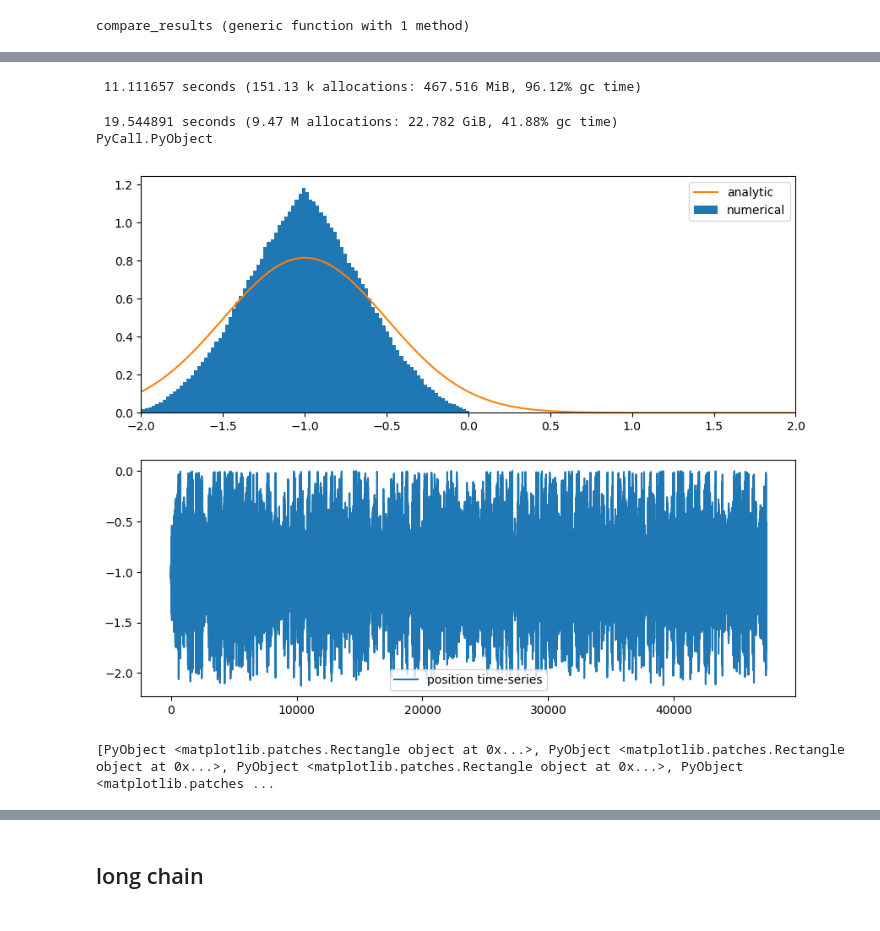
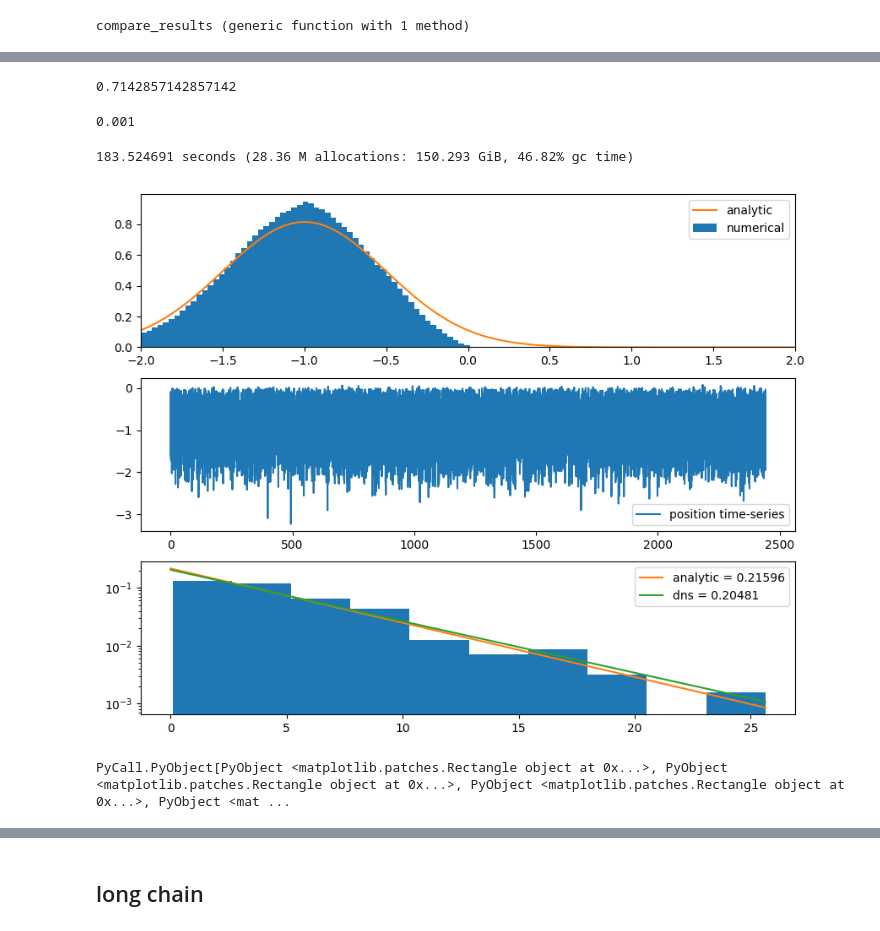
Before and after one commit to jacob-roth/oscillator, a Jupyter notebook: single-well.ipynb, the cells around one changed output, grey strips where cells are left out. Saved outputs shown, nothing was run; the diff lists cells and outputs as text; code cells hidden in the pictures.

```diff
--- a/single-well.ipynb
+++ b/single-well.ipynb
@@ -5,10 +5,10 @@ compare_results (generic function with 1 method)
 # %%
 seed = 1234
 tau = 0.25
-h = 0.01
+h = 0.001
 k = 1.0
 m = 1.0
-gamma = 1/100.0
+gamma = 2.0
 limit = 0.0
 nsteps = Int64(1e7)
 nsims = 50
@@ -56,12 +51,18 @@ P.gamma * tau * 1.0 / (2*pi) * exp(-(V(0.0, k) - V(-1.0, k))/tau)
 # %%
+P.h = 0.0001
 @time H = integrator_var(S0, 2; PP=P, CC=C, ut=:euler!);
-# %% [output]
- 11.111657 seconds (151.13 k allocations: 467.516 MiB, 96.12% gc time)
+# %%
+1/(0.035/0.025)
+# %% [output]
+0.7142857142857142
+# %%
+P.h
+# %% [output]
+0.001
 # %%
-@time H = integrator_var(S0, 100; PP=P, CC=C, ut=:euler!);
+@time H = integrator_var(S0, 500; PP=P, CC=C, ut=:euler!);
 plot_diagnostics(H, P, subsample=10)
 # %% [output]
- 19.544891 seconds (9.47 M allocations: 22.782 GiB, 41.88% gc time)
-PyCall.PyObject
+183.524691 seconds (28.36 M allocations: 150.293 GiB, 46.82% gc time)
-[figure, old version]
+[figure, new version]
-[PyObject <matplotlib.patches.Rectangle object at 0x...>, PyObject <matplotlib.patches.Rectangle object at 0x...>, PyObject <matplotlib.patches.Rectangle object at 0x...>, PyObject <matplotlib.patches ...
+PyCall.PyObject[PyObject <matplotlib.patches.Rectangle object at 0x...>, PyObject <matplotlib.patches.Rectangle object at 0x...>, PyObject <matplotlib.patches.Rectangle object at 0x...>, PyObject <mat ...
```
Also changed, not shown: parts of 32 cells of this notebook, 1 other file.
